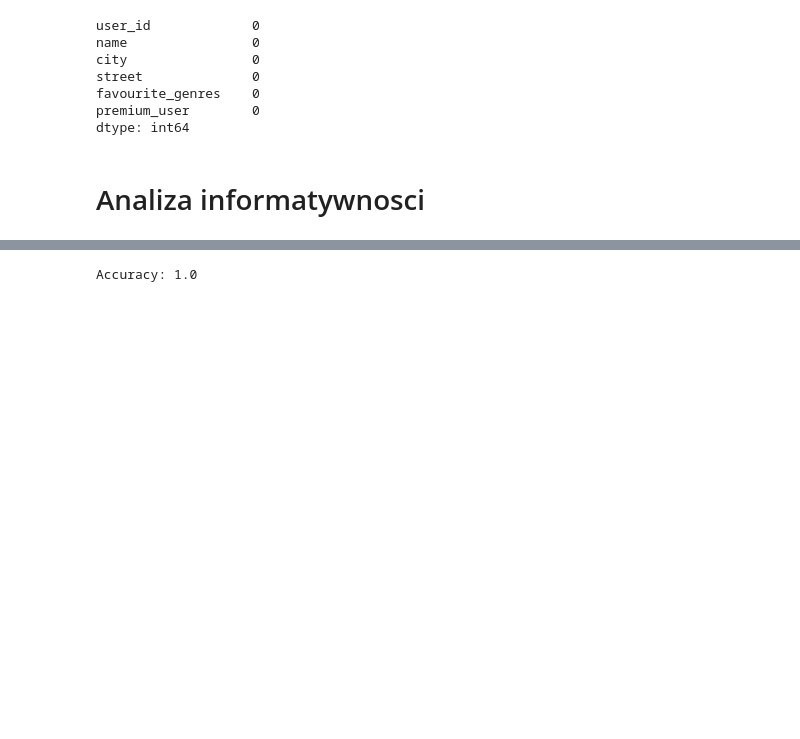
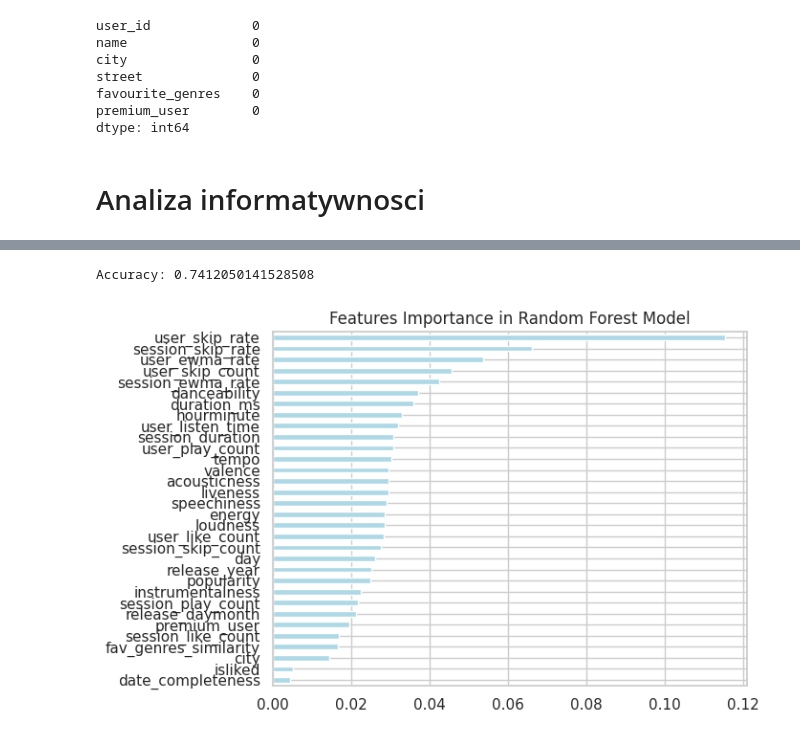
Before and after one commit to dawidkasz/song-skip-predictor, a Jupyter notebook: dokumentacja.ipynb, the cells around one changed output, grey strips where cells are left out. Cells and saved outputs as stored; diff of their text form; code cells hidden in the pictures; blank space fills up the shorter version.

```diff
--- a/dokumentacja.ipynb
+++ b/dokumentacja.ipynb
@@ -315,0 +199,26 @@ learn
+# %%
+from sklearn.preprocessing import LabelEncoder, StandardScaler, MinMaxScaler
+def preprocess_dataset(df: pd.DataFrame):
+    final_dataset = df.dropna()
+    label_encoder = LabelEncoder()
+    final_dataset['city'] = label_encoder.fit_transform(final_dataset['city'])
+
+    final_dataset['day']=final_dataset['timestamp'].dt.dayofyear
+    final_dataset['hourminute']= final_dataset['timestamp'].dt.hour * 60 + final_dataset['timestamp'].dt.minute
+    final_dataset['date_completeness'] = label_encoder.fit_transform(final_dataset['date_completeness'])
+
+    final_dataset = final_dataset.drop(columns=['block_duration'])
+    final_dataset['session_duration']=final_dataset['session_duration'].apply(lambda x: x.total_seconds())
+    final_dataset['user_listen_time']=final_dataset['user_listen_time'].apply(lambda x: x.total_seconds())
+
+    final_dataset['premium_user']=final_dataset['premium_user'].astype(int)
+    final_dataset['isliked']=final_dataset['isliked'].astype(int)
+    final_dataset['isskipped']=final_dataset['isskipped'].astype(int)
+
+    # numeric_cols = final_dataset.select_dtypes(include=['float64']).columns
+    # scaler = StandardScaler()
+    # final_dataset[numeric_cols] = scaler.fit_transform(final_dataset[numeric_cols])
+
+    return final_dataset.drop(columns=['timestamp', 'street', 'key', 'time_signature', 'explicit', 'name_track', 'name'])
+final_dataset = preprocess_dataset(target_df)
+final_dataset
@@ -316,14 +239,27 @@ learn
 # %%
 from sklearn.ensemble import RandomForestClassifier
 from sklearn.model_selection import train_test_split
 from sklearn.metrics import accuracy_score
-Y = learn['isskipped']
-X = learn.drop(columns='isskipped')
+import matplotlib.pyplot as plt
+import numpy as np
+
+final_dataset = preprocess_dataset(target_df)
+Y = final_dataset['isskipped']
+X = final_dataset.drop(columns='isskipped')
 X_train, X_test, y_train, y_test = train_test_split(X, Y, test_size=0.2)
 
 clf = RandomForestClassifier(n_estimators=100)
 clf.fit(X_train, y_train)
 y_pred = clf.predict(X_test)
 print(f"Accuracy: {accuracy_score(y_test, y_pred)}")
+
+feature_importances = clf.feature_importances_
+feature_names = X.columns
+importances = pd.Series(feature_importances, index=feature_names)
+importances_sorted = importances.sort_values()
+importances_sorted.plot(kind='barh', color='lightblue')
+plt.title('Features Importance in Random Forest Model')
+plt.show()
 # %% [output]
-Accuracy: 1.0
+Accuracy: 0.7412050141528508
+[figure, added]
```
Also changed, not shown: parts of 13 cells of this notebook.
